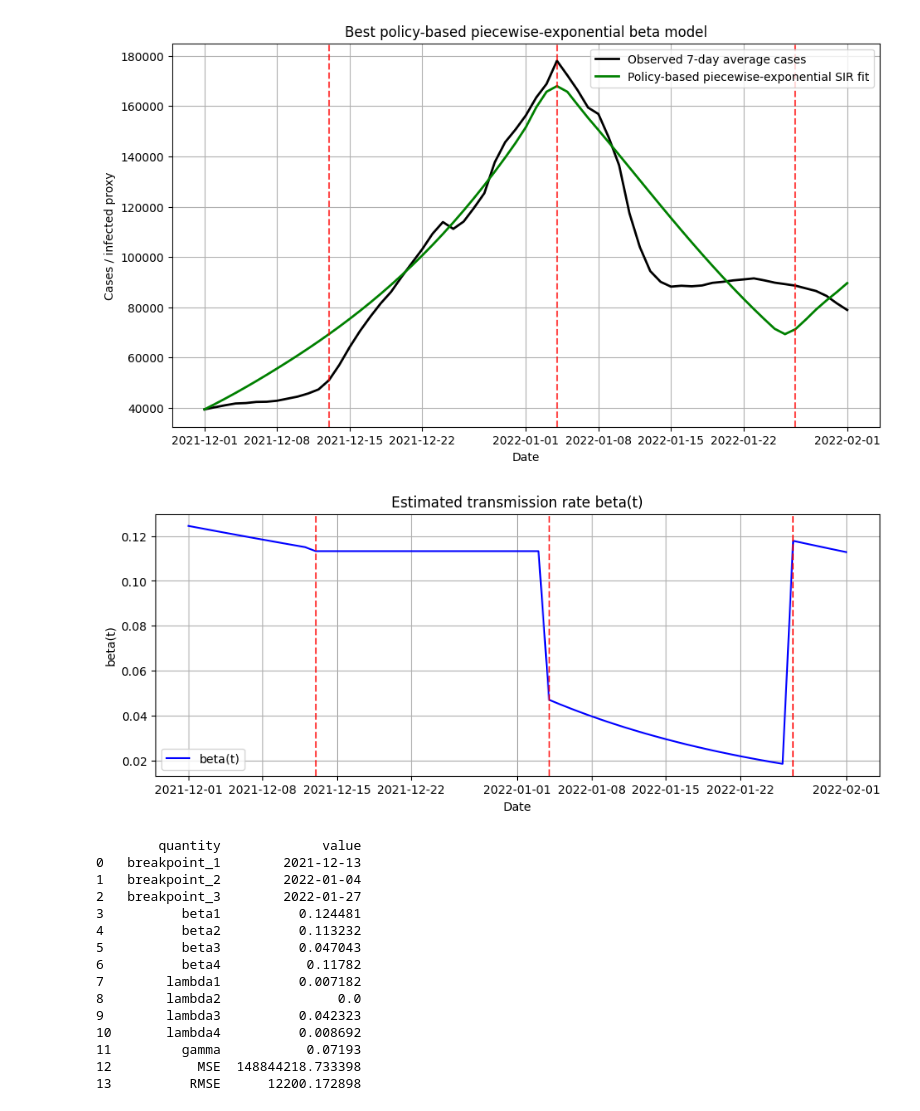
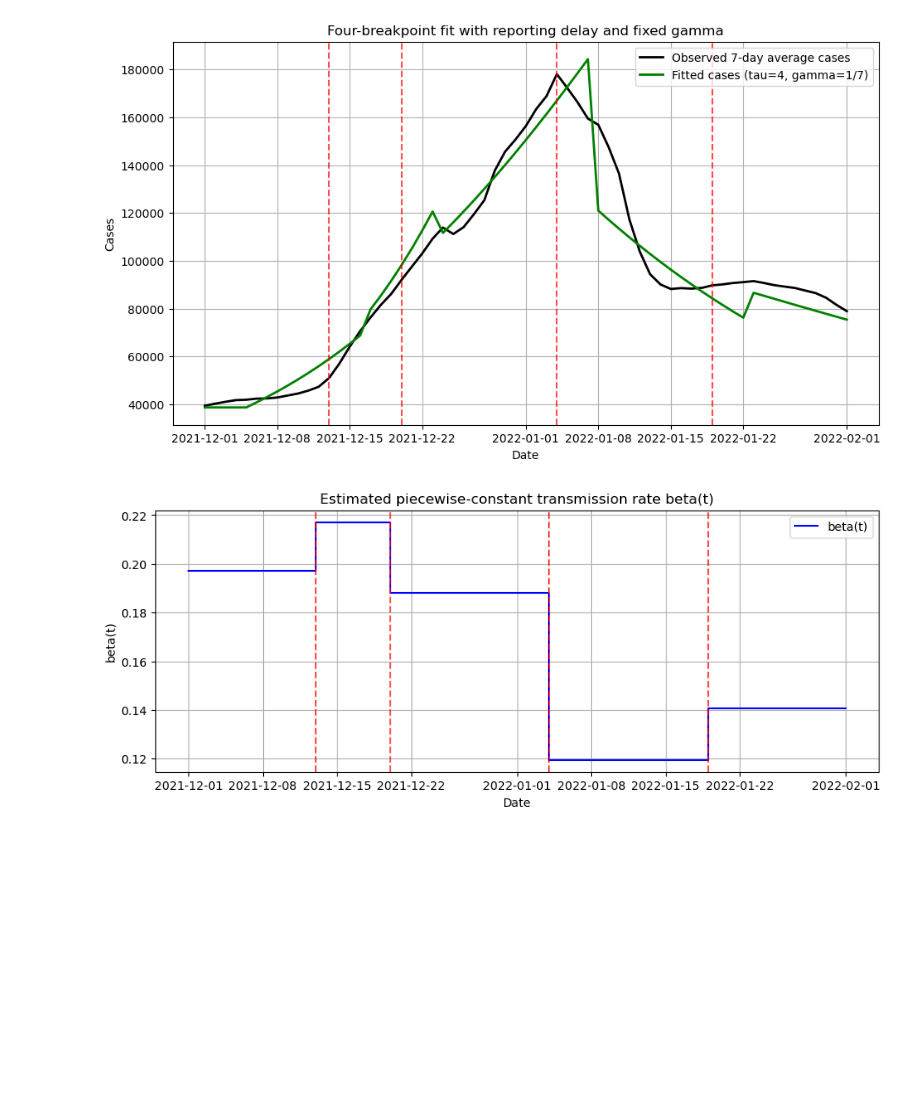
Before and after one commit to SequorIkkyu/covid-m4r, a Jupyter notebook: notebooks/sir_beta_depend_uk1.ipynb, the cells around one changed output. Cells and saved outputs as stored; diff of their text form; code cells hidden in the pictures; blank space fills up the shorter version.

```diff
--- a/notebooks/sir_beta_depend_uk1.ipynb
+++ b/notebooks/sir_beta_depend_uk1.ipynb
@@ -141,46 +189,55 @@ RMSE      = 12200.172897684608
 # %%
-# fitted curve
+summary = pd.DataFrame({
+    "quantity": [
+        "breakpoint_1", "breakpoint_2", "breakpoint_3", "breakpoint_4",
+        "beta1", "beta2", "beta3", "beta4", "beta5",
+        "tau", "gamma", "rho", "I0",
+        "MSE", "RMSE", "log_MSE"
+    ],
+    "value": [
+        break_dates[0], break_dates[1], break_dates[2], break_dates[3],
+        beta_values[0], beta_values[1], beta_values[2], beta_values[3], beta_values[4],
+        tau_fixed, gamma_fixed, rho, I0,
+        mse, rmse, log_mse
+    ]
+})
+
+print("\nSummary table:")
+print(summary)
+
+summary.to_csv("../results/bp_4_tau4_fixed_1_7_summary.csv", index=False)
+
 plt.figure(figsize=(11, 6))
 plt.plot(df_fit["date"], data, label="Observed 7-day average cases", linewidth=2, color="black")
-plt.plot(df_fit["date"], I_fit, label="Policy-based piecewise-exponential SIR fit", linewidth=2, color="green")
-
+plt.plot(df_fit["date"], fitted_cases, label="Fitted cases (tau=4, gamma=1/7)", linewidth=2, color="green")
 for d in break_dates:
     plt.axvline(pd.Timestamp(d), color="red", linestyle="--", alpha=0.7)
-
-plt.title("Best policy-based piecewise-exponential beta model")
+plt.title("Four-breakpoint fit with reporting delay and fixed gamma")
 plt.xlabel("Date")
-plt.ylabel("Cases / infected proxy")
+plt.ylabel("Cases")
 plt.legend()
 plt.grid()
 plt.show()
 
-# beta(t)
 plt.figure(figsize=(11, 4))
-plt.plot(df_fit["date"], beta_path, label="beta(t)", color="blue")
+plt.step(df_fit["date"], beta_path, where="post", label="beta(t)", color="blue")
 for d in break_dates:
     plt.axvline(pd.Timestamp(d), color="red", linestyle="--", alpha=0.7)
-plt.title("Estimated transmission rate beta(t)")
+plt.title("Estimated piecewise-constant transmission rate beta(t)")
 plt.xlabel("Date")
 plt.ylabel("beta(t)")
 plt.legend()
 plt.grid()
 plt.show()
 
-# summary table
-summary = pd.DataFrame({
-    "quantity": [
-        "breakpoint_1", "breakpoint_2", "breakpoint_3",
-        "beta1", "beta2", "beta3", "beta4",
-        "lambda1", "lambda2", "lambda3", "lambda4",
-        "gamma", "MSE", "RMSE"
-    ],
-    "value": [
-        break_dates[0], break_dates[1], break_dates[2],
-        beta_base[0], beta_base[1], beta_base[2], beta_base[3],
-        lambdas[0], lambdas[1], lambdas[2], lambdas[3],
-        gamma, mse, rmse
-    ]
-})
-
-print(summary)
+plt.figure(figsize=(11, 4))
+plt.plot(df_fit["date"], I_fit, color="purple", label="Estimated I(t)")
+for d in break_dates:
+    plt.axvline(pd.Timestamp(d), color="red", linestyle="--", alpha=0.7)
+plt.title("Estimated infectious stock I(t)")
+plt.xlabel("Date")
+plt.ylabel("I(t)")
+plt.legend()
+plt.grid()
+plt.show()
 # %% [output]
@@ -187,17 +262,2 @@ print(summary)
-[figure, old version]
+[figure, new version]
-[figure, old version]
+[figure, new version]
-        quantity             value
-0   breakpoint_1        2021-12-13
-1   breakpoint_2        2022-01-04
-2   breakpoint_3        2022-01-27
-3          beta1          0.124481
-4          beta2          0.113232
-5          beta3          0.047043
-6          beta4           0.11782
-7        lambda1          0.007182
-8        lambda2               0.0
-9        lambda3          0.042323
-10       lambda4          0.008692
-11         gamma           0.07193
-12           MSE  148844218.733398
-13          RMSE      12200.172898
```
Also changed, not shown: parts of 3 cells of this notebook, 8 other files.
